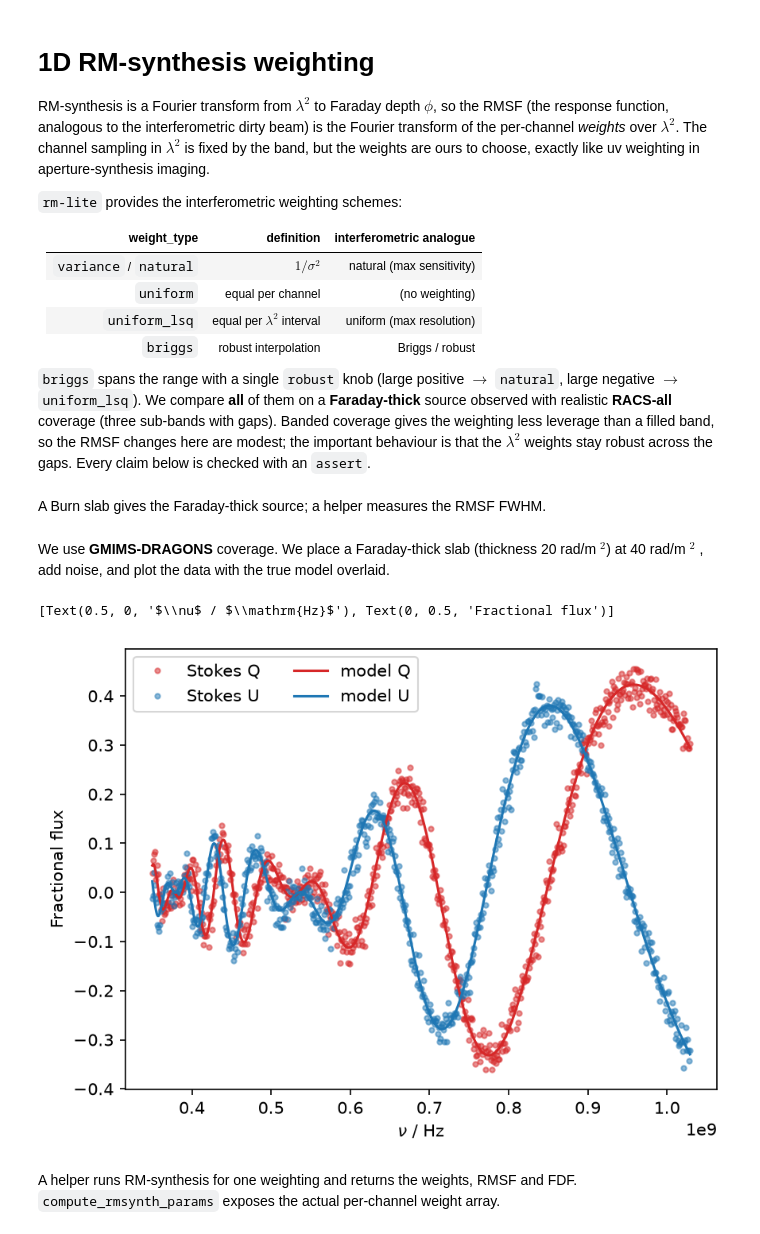
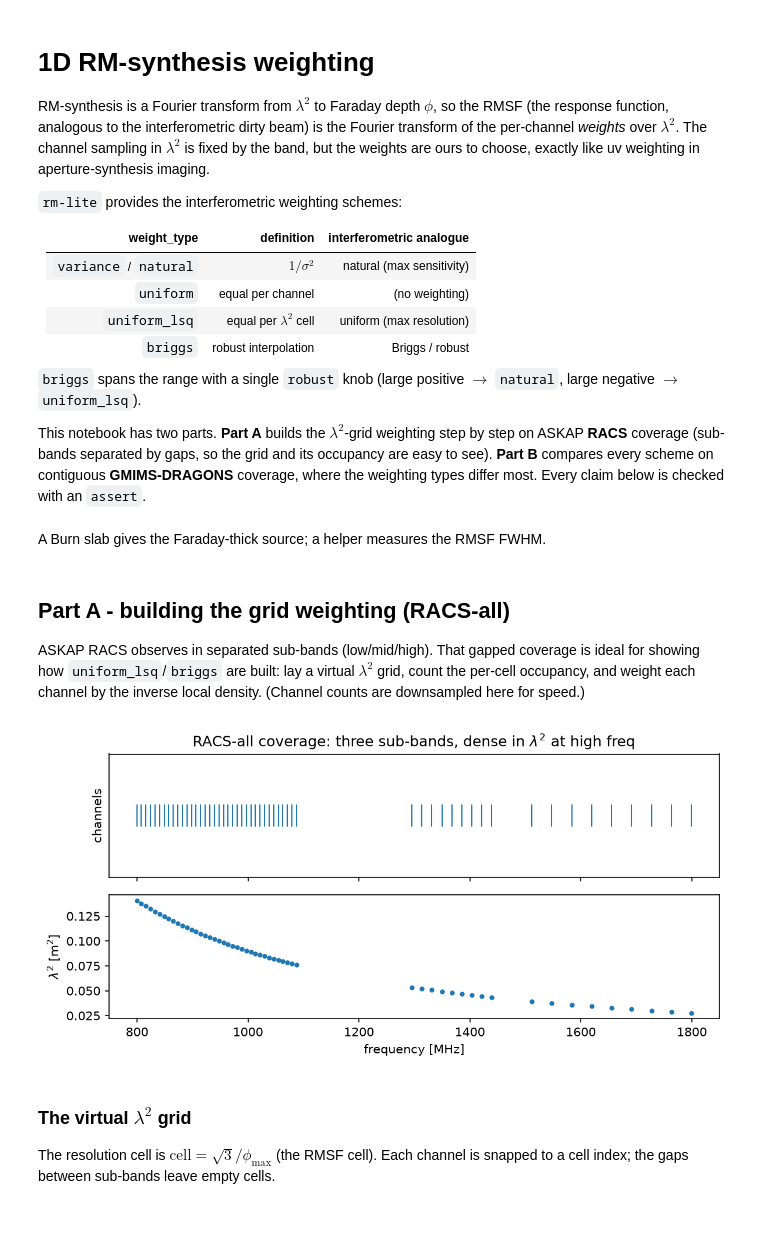
Before and after one commit to AlecThomson/rm-lite, a Jupyter notebook: docs/examples/weighting_1d.ipynb, the cells around one changed output. Drawn from its saved outputs; the diff is of its cells as text; code cells hidden in the pictures.

```diff
--- a/docs/examples/weighting_1d.ipynb
+++ b/docs/examples/weighting_1d.ipynb
@@ -13,16 +13,17 @@ exactly like uv weighting in aperture-synthesis imaging.
 | --- | --- | --- |
 | `variance` / `natural` | $1/\sigma^2$ | natural (max sensitivity) |
 | `uniform` | equal per channel | (no weighting) |
-| `uniform_lsq` | equal per $\lambda^2$ interval | uniform (max resolution) |
+| `uniform_lsq` | equal per $\lambda^2$ cell | uniform (max resolution) |
 | `briggs` | robust interpolation | Briggs / robust |
 
 `briggs` spans the range with a single `robust` knob (large positive $\to$
-`natural`, large negative $\to$ `uniform_lsq`). We compare **all** of them on a
-**Faraday-thick** source observed with realistic **RACS-all** coverage (three
-sub-bands with gaps). Banded coverage gives the weighting less leverage than a
-filled band, so the RMSF changes here are modest; the important behaviour is that
-the $\lambda^2$ weights stay robust across the gaps. Every claim below is checked
-with an `assert`.
+`natural`, large negative $\to$ `uniform_lsq`).
+
+This notebook has two parts. **Part A** builds the $\lambda^2$-grid weighting
+step by step on ASKAP **RACS** coverage (sub-bands separated by gaps, so the grid
+and its occupancy are easy to see). **Part B** compares every scheme on
+contiguous **GMIMS-DRAGONS** coverage, where the weighting types differ most.
+Every claim below is checked with an `assert`.
 # %%
 from __future__ import annotations
 
@@ -87,44 +90,36 @@ def fwhm_from_curve(phi: NDArray[np.float64], amp: NDArray[np.float64]) -> float
 
     return cross(range(peak + 1, len(amp))) - cross(range(peak - 1, -1, -1))
 # %% [markdown]
-We use **GMIMS-DRAGONS** coverage. We place a Faraday-thick
-slab (thickness 20 rad/m $^2$) at 40 rad/m $^2$ , add noise, and plot the data with
-the true model overlaid.
+## Part A - building the grid weighting (RACS-all)
+
+ASKAP RACS observes in separated sub-bands (low/mid/high). That gapped coverage
+is ideal for showing how `uniform_lsq`/`briggs` are built: lay a virtual
+$\lambda^2$ grid, count the per-cell occupancy, and weight each channel by the
+inverse local density. (Channel counts are downsampled here for speed.)
 # %%
-# GMIMS DRAGONS
-freq_hz = (np.arange(350, 1030, 1) * u.MHz).to(u.Hz).value
-lambda_sq = freq_to_lambda2(freq_hz)
+# ASKAP RACS-all: low/mid/high sub-bands (channel counts downsampled for speed).
+bw_low, bw_mid, bw_high = 288, 144, 288
+low = np.linspace(943.5 - bw_low / 2, 943.5 + bw_low / 2, 36) * u.MHz
+mid = np.linspace(1367.5 - bw_mid / 2, 1367.5 + bw_mid / 2, 9) * u.MHz
+high = np.linspace(1655.5 - bw_high / 2, 1655.5 + bw_high / 2, 9) * u.MHz
+freq_racs = np.concatenate([low, mid, high]).to(u.Hz).value
+lam2_racs = freq_to_lambda2(freq_racs)
 
-rm_radm2 = 30.0
-delta_rm_radm2 = 10.0
-frac_pol = 0.5
-psi0_deg = 10.0
-model_kw = {
-    "frac_pol": frac_pol,
-    "psi0_deg": psi0_deg,
-    "rm_radm2": rm_radm2,
-    "delta_rm_radm2": delta_rm_radm2,
-}
-complex_model = faraday_slab_spectrum(lambda_sq, **model_kw)
-rms_noise = 0.02
-complex_noisy = (
-    complex_model
-    + rng.normal(0, rms_noise, freq_hz.size)
-    + 1j * rng.normal(0, rms_noise, freq_hz.size)
-).astype(np.complex128)
-complex_err = np.ones_like(complex_noisy) * (rms_noise + rms_noise * 1j)
-
-fig, ax = plt.subplots()
-ax.plot(freq_hz, complex_noisy.real, ".", color="tab:red", alpha=0.5, label="Stokes Q")
-ax.plot(freq_hz, complex_noisy.imag, ".", color="tab:blue", alpha=0.5, label="Stokes U")
-ax.plot(freq_hz, complex_model.real, color="tab:red", label="model Q")
-ax.plot(freq_hz, complex_model.imag, color="tab:blue", label="model U")
-ax.legend(ncol=2)
-ax.set(xlabel=rf"$\nu$ / {u.Hz:latex_inline}", ylabel="Fractional flux")
+# Sampling in both frequency (top) and the lambda^2 it maps to (bottom): three
+# sub-bands separated by gaps, and lambda^2 bunches up at the high-frequency end.
+fig, (axf, axl) = plt.subplots(2, 1, figsize=(8, 4), sharex=True)
+axf.plot(freq_racs / 1e6, np.ones_like(freq_racs), "|", ms=18)
+axf.set(yticks=[], ylabel="channels")
+axl.plot(freq_racs / 1e6, lam2_racs, ".")
+axl.set(xlabel="frequency [MHz]", ylabel=r"$\lambda^2$ [m$^2$]")
+axf.set_title("RACS-all coverage: three sub-bands, dense in $\\lambda^2$ at high freq")
+fig.tight_layout()
 # %% [output]
-[Text(0.5, 0, '$\\nu$ / $\\mathrm{Hz}$'), Text(0, 0.5, 'Fractional flux')]
-[figure, old version]
+[figure, new version]
 # %% [markdown]
-A helper runs RM-synthesis for one weighting and returns the weights, RMSF and
-FDF. `compute_rmsynth_params` exposes the actual per-channel weight array.
+### The virtual $\lambda^2$ grid
+
+The resolution cell is $\mathrm{cell} = \sqrt{3}/\phi_\mathrm{max}$ (the RMSF
+cell). Each channel is snapped to a cell index; the gaps between sub-bands leave
+empty cells.
 # %%
```
Also changed, not shown: parts of 38 cells of this notebook, 4 other files.
